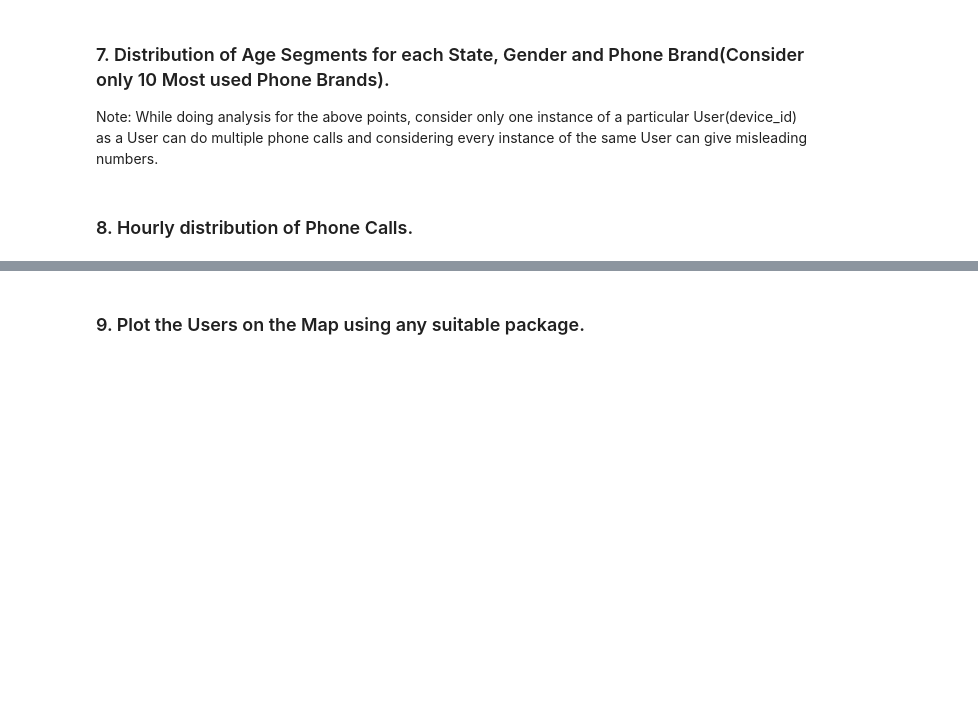
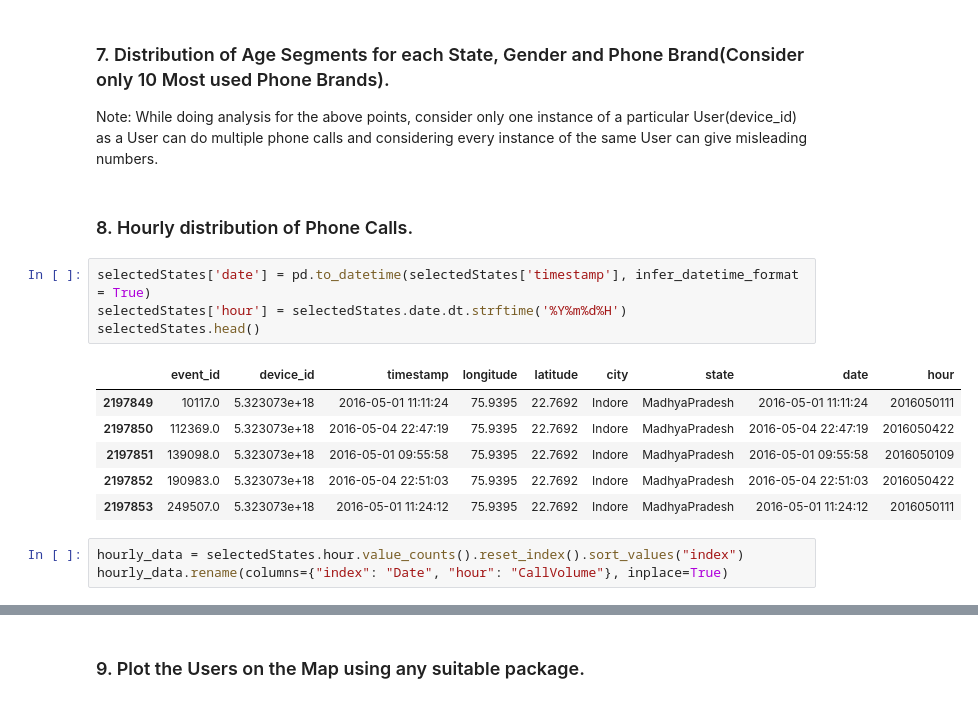
Before and after one commit to purnananda/Telecom-Capstone-Project, a Jupyter notebook: Capstone - Telecom Project (1040).ipynb, the cells around one changed output, grey strips where cells are left out. Cells and saved outputs as stored; diff of their text form; blank space fills up the shorter version.

```diff
--- a/Capstone - Telecom Project (1040).ipynb
+++ b/Capstone - Telecom Project (1040).ipynb
@@ -746,3 +746,17 @@ Text(0.5, 1.0, 'Distribution of states across Phone Brands')
 Note: While doing analysis for the above points, consider only one instance of a particular User(device_id) as a User can do multiple phone calls and considering every instance of the same User can give misleading numbers.
 # %% [markdown]
 ### 8. Hourly distribution of Phone Calls.
+# %%
+selectedStates['date'] = pd.to_datetime(selectedStates['timestamp'], infer_datetime_format = True)
+selectedStates['hour'] = selectedStates.date.dt.strftime('%Y%m%d%H')
+selectedStates.head()
+# %% [output]
+|  | event_id | device_id | timestamp | longitude | latitude | city | state | date | hour |
+| 2197849 | 10117.0 | 5.323073e+18 | 2016-05-01 11:11:24 | 75.9395 | 22.7692 | Indore | MadhyaPradesh | 2016-05-01 11:11:24 | 2016050111 |
+| 2197850 | 112369.0 | 5.323073e+18 | 2016-05-04 22:47:19 | 75.9395 | 22.7692 | Indore | MadhyaPradesh | 2016-05-04 22:47:19 | 2016050422 |
+| 2197851 | 139098.0 | 5.323073e+18 | 2016-05-01 09:55:58 | 75.9395 | 22.7692 | Indore | MadhyaPradesh | 2016-05-01 09:55:58 | 2016050109 |
+| 2197852 | 190983.0 | 5.323073e+18 | 2016-05-04 22:51:03 | 75.9395 | 22.7692 | Indore | MadhyaPradesh | 2016-05-04 22:51:03 | 2016050422 |
+| 2197853 | 249507.0 | 5.323073e+18 | 2016-05-01 11:24:12 | 75.9395 | 22.7692 | Indore | MadhyaPradesh | 2016-05-01 11:24:12 | 2016050111 |
+# %%
+hourly_data = selectedStates.hour.value_counts().reset_index().sort_values("index")
+hourly_data.rename(columns={"index": "Date", "hour": "CallVolume"}, inplace=True)
```
Also changed, not shown: parts of 8 cells of this notebook.
